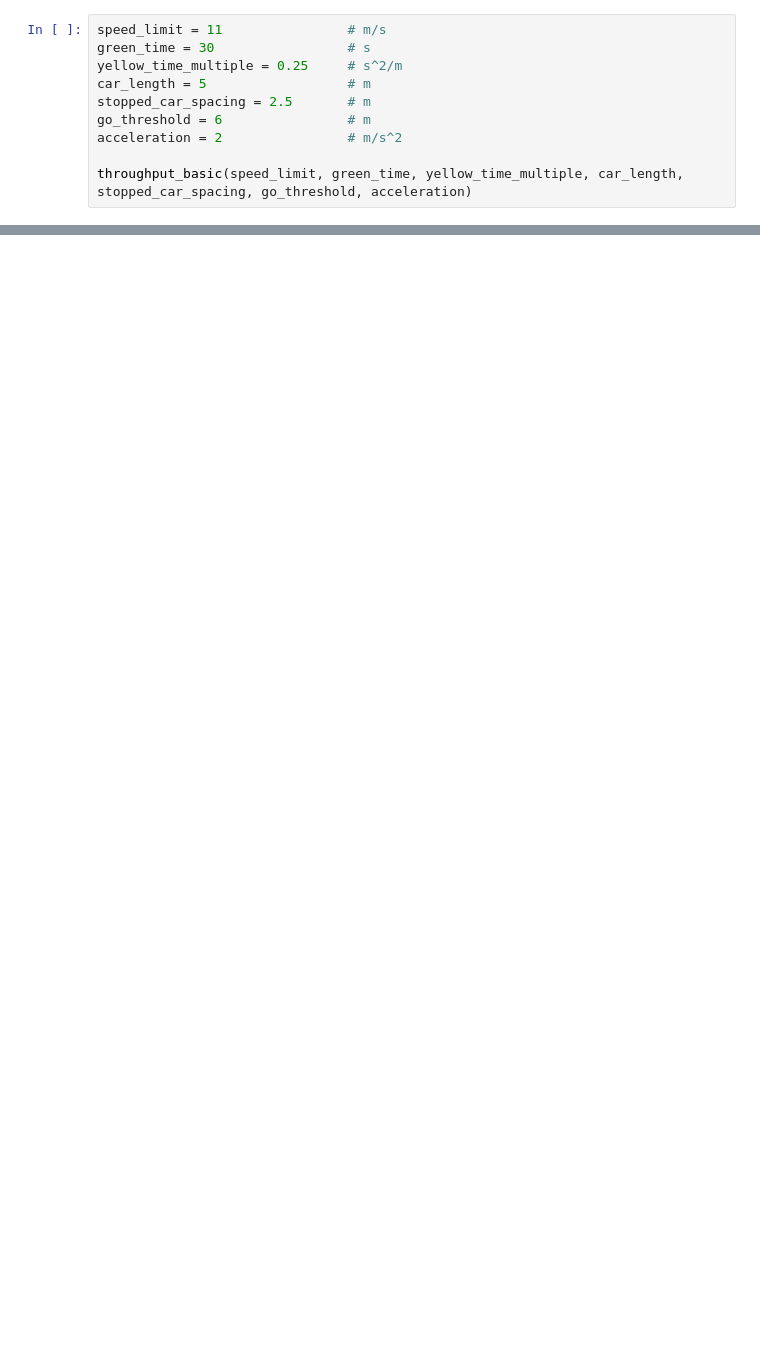
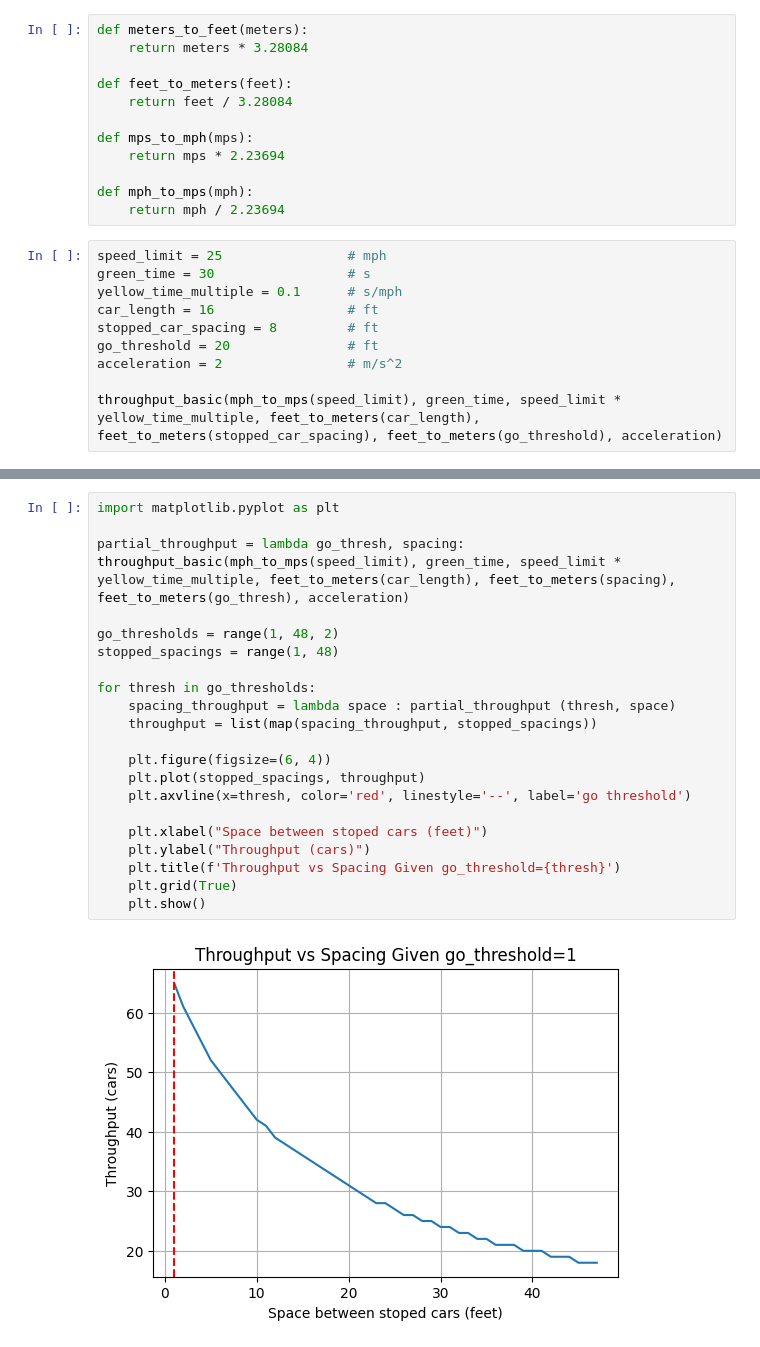
Before and after one commit to cormac-taylor/traffic_light_intersection_simulation, a Jupyter notebook: optimization.ipynb, the cells around one changed output, grey strips where cells are left out. Saved outputs shown, nothing was run; the diff lists cells and outputs as text; blank space fills up the shorter version.

```diff
--- a/optimization.ipynb
+++ b/optimization.ipynb
@@ -47,13 +41,25 @@ def throughput_basic(speed_lim, t_green, yellow_mult, car_len, stop_spacing, go_
         b = (2 * d_car) / acc
         c = - t_total ** 2
         return math.ceil(solve_quadratic(a, b, c))
+# %%
+def meters_to_feet(meters):
+    return meters * 3.28084
+
+def feet_to_meters(feet):
+    return feet / 3.28084
+
+def mps_to_mph(mps):
+    return mps * 2.23694
+
+def mph_to_mps(mph):
+    return mph / 2.23694
 # %%
-speed_limit = 11                # m/s
+speed_limit = 25                # mph
 green_time = 30                 # s
-yellow_time_multiple = 0.25     # s^2/m
-car_length = 5                  # m
-stopped_car_spacing = 2.5       # m
-go_threshold = 6                # m
+yellow_time_multiple = 0.1      # s/mph
+car_length = 16                 # ft
+stopped_car_spacing = 8         # ft
+go_threshold = 20               # ft
 acceleration = 2                # m/s^2
 
-throughput_basic(speed_limit, green_time, yellow_time_multiple, car_length, stopped_car_spacing, go_threshold, acceleration)
+throughput_basic(mph_to_mps(speed_limit), green_time, speed_limit * yellow_time_multiple, feet_to_meters(car_length), feet_to_meters(stopped_car_spacing), feet_to_meters(go_threshold), acceleration)
@@ -59,0 +71,23 @@ throughput_basic(speed_limit, green_time, yellow_time_multiple, car_length, stop
+# %%
+import matplotlib.pyplot as plt
+
+partial_throughput = lambda go_thresh, spacing: throughput_basic(mph_to_mps(speed_limit), green_time, speed_limit * yellow_time_multiple, feet_to_meters(car_length), feet_to_meters(spacing), feet_to_meters(go_thresh), acceleration)
+
+go_thresholds = range(1, 48, 2)
+stopped_spacings = range(1, 48)
+
+for thresh in go_thresholds:
+    spacing_throughput = lambda space : partial_throughput (thresh, space)
+    throughput = list(map(spacing_throughput, stopped_spacings))
+
+    plt.figure(figsize=(6, 4))
+    plt.plot(stopped_spacings, throughput)
+    plt.axvline(x=thresh, color='red', linestyle='--', label='go threshold')
+
+    plt.xlabel("Space between stoped cars (feet)")
+    plt.ylabel("Throughput (cars)")
+    plt.title(f'Throughput vs Spacing Given go_threshold={thresh}')
+    plt.grid(True)
+    plt.show()
+# %% [output]
+[figure, added]
```
Also changed, not shown: parts of 4 cells of this notebook, 1 other file.
